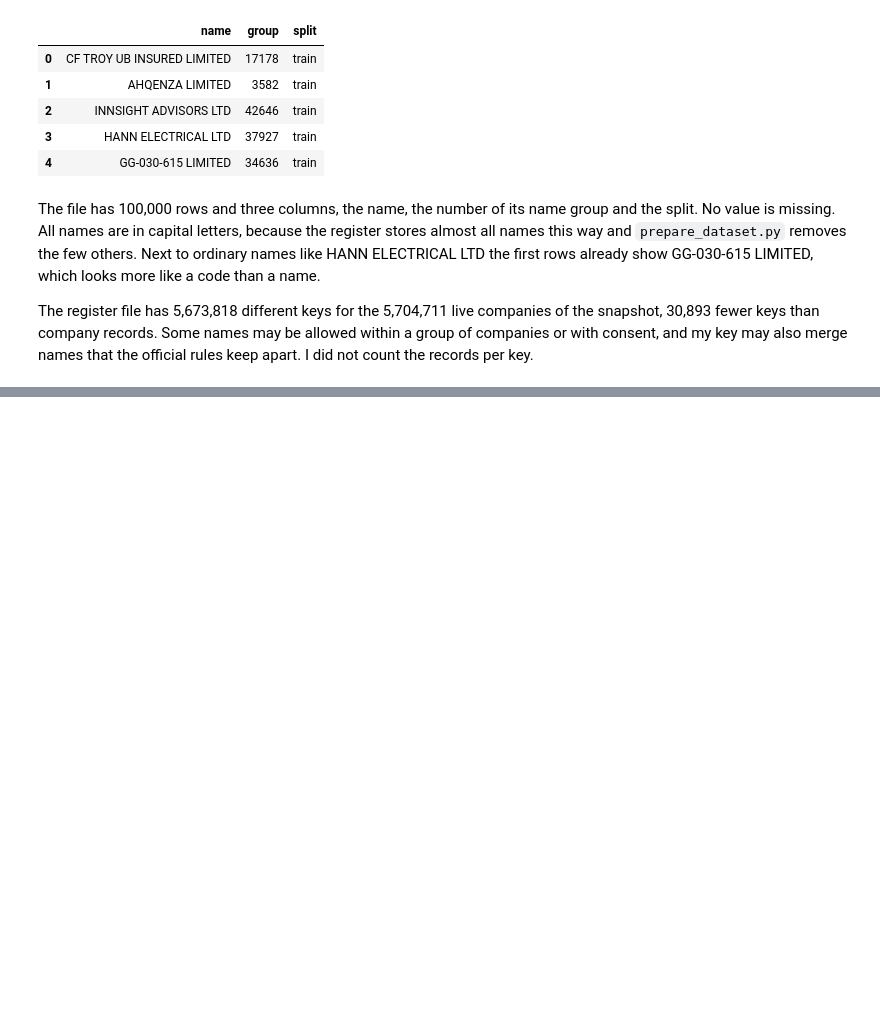
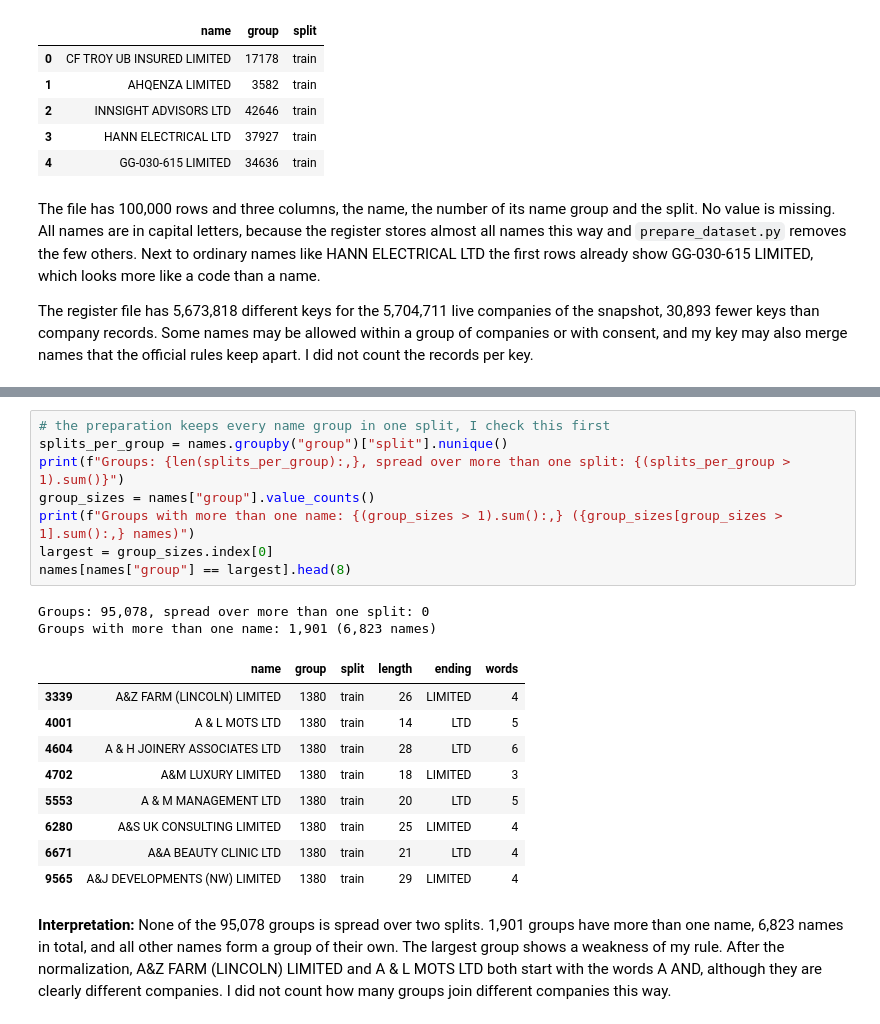
Before and after one commit to mauroreverberi/generative_ai_applications, a Jupyter notebook: generative_model.ipynb, the cells around one changed output, grey strips where cells are left out. Saved outputs shown, nothing was run; the diff lists cells and outputs as text; blank space fills up the shorter version.

```diff
--- a/generative_model.ipynb
+++ b/generative_model.ipynb
@@ -104,0 +211,22 @@ The register file has 5,673,818 different keys for the 5,704,711 live companies
+# %%
+# the preparation keeps every name group in one split, I check this first
+splits_per_group = names.groupby("group")["split"].nunique()
+print(f"Groups: {len(splits_per_group):,}, spread over more than one split: {(splits_per_group > 1).sum()}")
+group_sizes = names["group"].value_counts()
+print(f"Groups with more than one name: {(group_sizes > 1).sum():,} ({group_sizes[group_sizes > 1].sum():,} names)")
+largest = group_sizes.index[0]
+names[names["group"] == largest].head(8)
+# %% [output]
+Groups: 95,078, spread over more than one split: 0
+Groups with more than one name: 1,901 (6,823 names)
+|  | name | group | split | length | ending | words |
+| 3339 | A&Z FARM (LINCOLN) LIMITED | 1380 | train | 26 | LIMITED | 4 |
+| 4001 | A & L MOTS LTD | 1380 | train | 14 | LTD | 5 |
+| 4604 | A & H JOINERY ASSOCIATES LTD | 1380 | train | 28 | LTD | 6 |
+| 4702 | A&M LUXURY LIMITED | 1380 | train | 18 | LIMITED | 3 |
+| 5553 | A & M MANAGEMENT LTD | 1380 | train | 20 | LTD | 5 |
+| 6280 | A&S UK CONSULTING LIMITED | 1380 | train | 25 | LIMITED | 4 |
+| 6671 | A&A BEAUTY CLINIC LTD | 1380 | train | 21 | LTD | 4 |
+| 9565 | A&J DEVELOPMENTS (NW) LIMITED | 1380 | train | 29 | LIMITED | 4 |
+# %% [markdown]
+**Interpretation:** None of the 95,078 groups is spread over two splits. 1,901 groups have more than one name, 6,823 names in total, and all other names form a group of their own. The largest group shows a weakness of my rule. After the normalization, A&Z FARM (LINCOLN) LIMITED and A & L MOTS LTD both start with the words A AND, although they are clearly different companies. I did not count how many groups join different companies this way.
```
Also changed, not shown: parts of 9 cells of this notebook.
